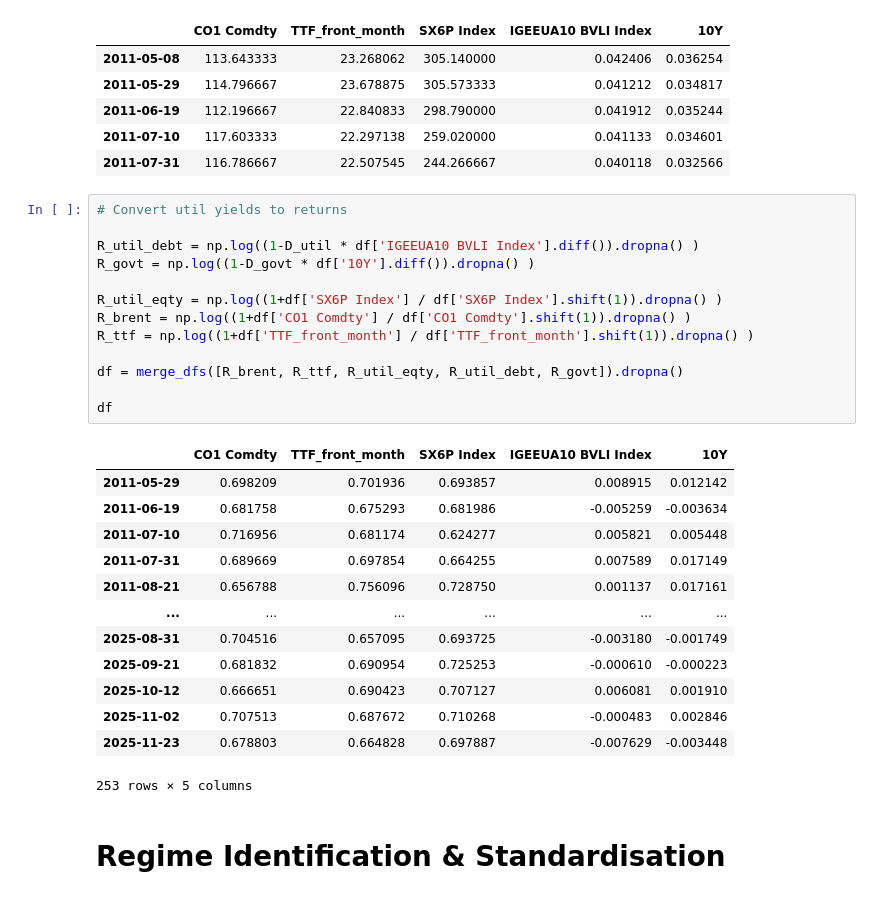
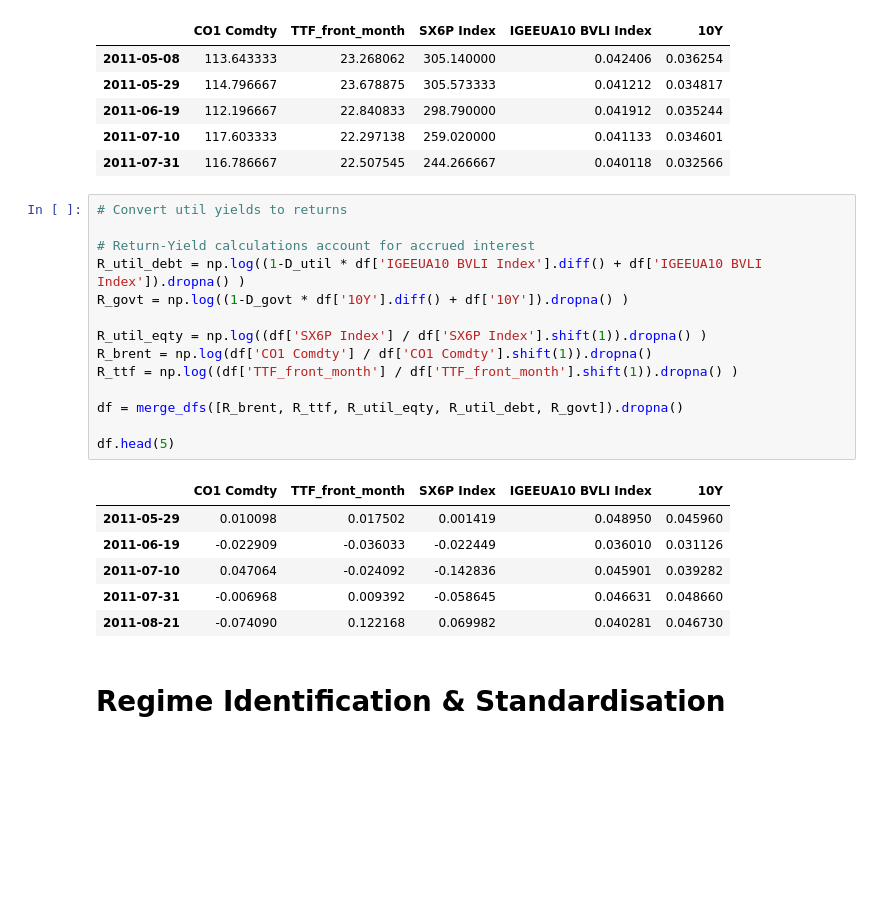
Before and after one commit to 1bykov/Thesis, a Jupyter notebook: code/BRENT_TTF_regression.ipynb, the cells around one changed output. Cells and saved outputs as stored; diff of their text form; blank space fills up the shorter version.

Commit message:
fixed log return calc; added accrued interest

```diff
--- a/code/BRENT_TTF_regression.ipynb
+++ b/code/BRENT_TTF_regression.ipynb
@@ -112,30 +112,24 @@ df.head(5)
 # %%
 # Convert util yields to returns
 
-R_util_debt = np.log((1-D_util * df['IGEEUA10 BVLI Index'].diff()).dropna() )
-R_govt = np.log((1-D_govt * df['10Y'].diff()).dropna() )
+# Return-Yield calculations account for accrued interest
+R_util_debt = np.log((1-D_util * df['IGEEUA10 BVLI Index'].diff() + df['IGEEUA10 BVLI Index']).dropna() )
+R_govt = np.log((1-D_govt * df['10Y'].diff() + df['10Y']).dropna() )
 
-R_util_eqty = np.log((1+df['SX6P Index'] / df['SX6P Index'].shift(1)).dropna() )
-R_brent = np.log((1+df['CO1 Comdty'] / df['CO1 Comdty'].shift(1)).dropna() )
-R_ttf = np.log((1+df['TTF_front_month'] / df['TTF_front_month'].shift(1)).dropna() )
+R_util_eqty = np.log((df['SX6P Index'] / df['SX6P Index'].shift(1)).dropna() )
+R_brent = np.log(df['CO1 Comdty'] / df['CO1 Comdty'].shift(1)).dropna()
+R_ttf = np.log((df['TTF_front_month'] / df['TTF_front_month'].shift(1)).dropna() )
 
 df = merge_dfs([R_brent, R_ttf, R_util_eqty, R_util_debt, R_govt]).dropna()
 
-df
+df.head(5)
 # %% [output]
 |  | CO1 Comdty | TTF_front_month | SX6P Index | IGEEUA10 BVLI Index | 10Y |
-| 2011-05-29 | 0.698209 | 0.701936 | 0.693857 | 0.008915 | 0.012142 |
-| 2011-06-19 | 0.681758 | 0.675293 | 0.681986 | -0.005259 | -0.003634 |
-| 2011-07-10 | 0.716956 | 0.681174 | 0.624277 | 0.005821 | 0.005448 |
-| 2011-07-31 | 0.689669 | 0.697854 | 0.664255 | 0.007589 | 0.017149 |
-| 2011-08-21 | 0.656788 | 0.756096 | 0.728750 | 0.001137 | 0.017161 |
-| ... | ... | ... | ... | ... | ... |
-| 2025-08-31 | 0.704516 | 0.657095 | 0.693725 | -0.003180 | -0.001749 |
-| 2025-09-21 | 0.681832 | 0.690954 | 0.725253 | -0.000610 | -0.000223 |
-| 2025-10-12 | 0.666651 | 0.690423 | 0.707127 | 0.006081 | 0.001910 |
-| 2025-11-02 | 0.707513 | 0.687672 | 0.710268 | -0.000483 | 0.002846 |
-| 2025-11-23 | 0.678803 | 0.664828 | 0.697887 | -0.007629 | -0.003448 |
+| 2011-05-29 | 0.010098 | 0.017502 | 0.001419 | 0.048950 | 0.045960 |
+| 2011-06-19 | -0.022909 | -0.036033 | -0.022449 | 0.036010 | 0.031126 |
+| 2011-07-10 | 0.047064 | -0.024092 | -0.142836 | 0.045901 | 0.039282 |
+| 2011-07-31 | -0.006968 | 0.009392 | -0.058645 | 0.046631 | 0.048660 |
+| 2011-08-21 | -0.074090 | 0.122168 | 0.069982 | 0.040281 | 0.046730 |
-253 rows × 5 columns
 # %% [markdown]
 # Regime Identification & Standardisation
 # %%
```
Also changed, not shown: parts of 7 cells of this notebook, 1 other file.
